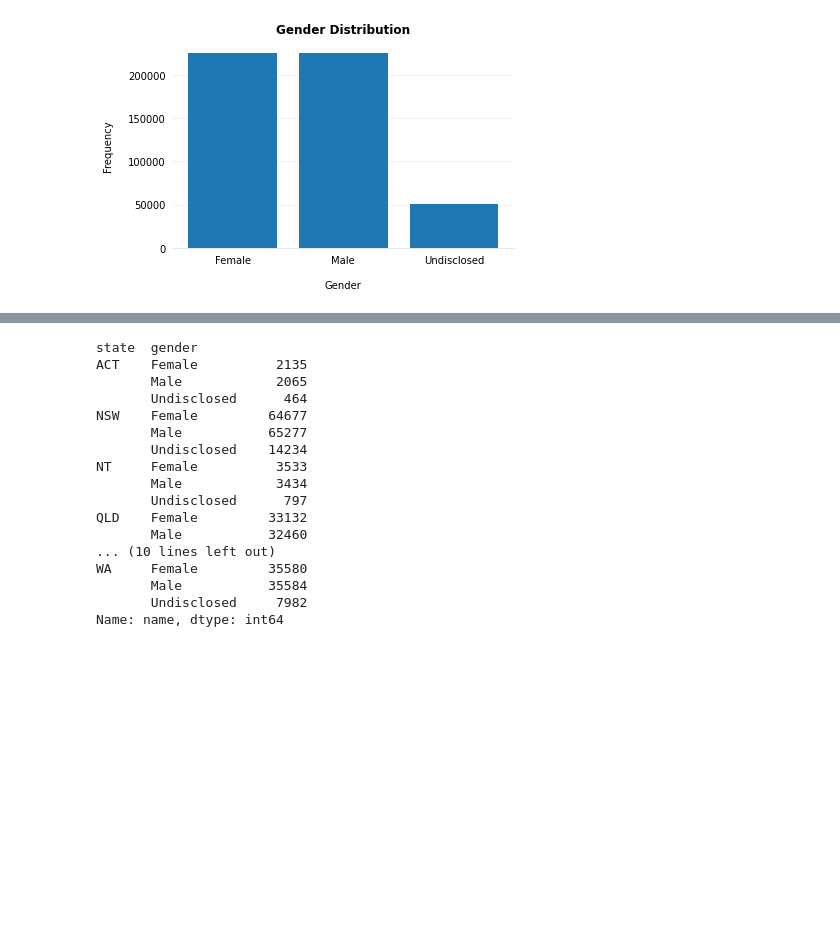
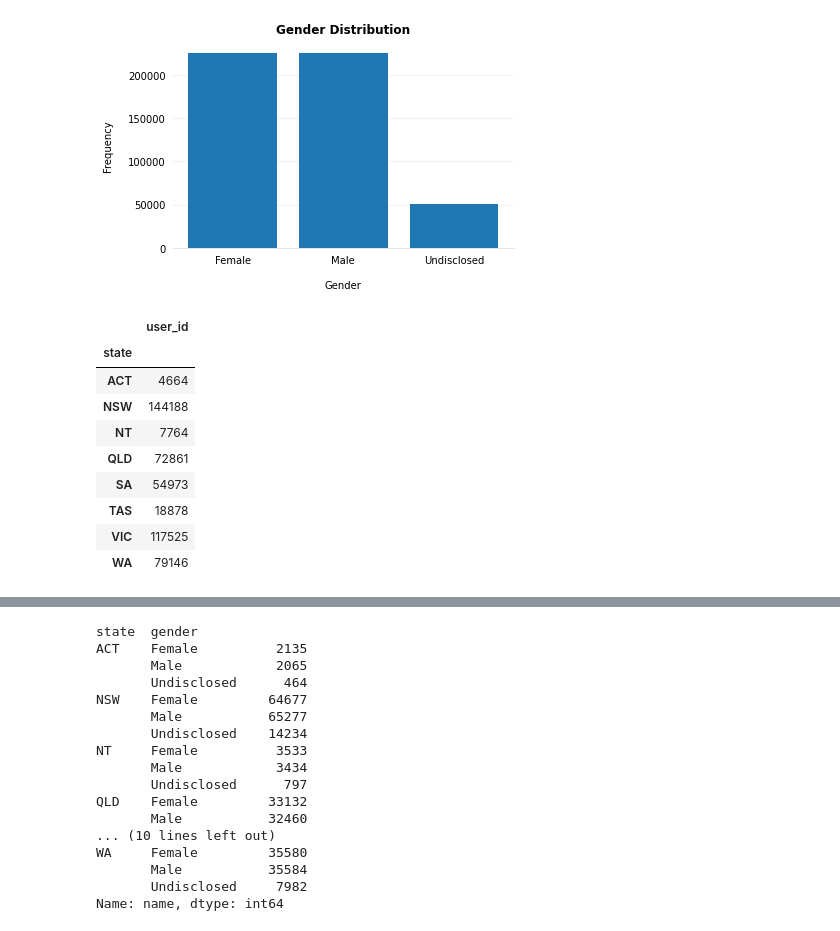
Before and after one commit to MAST30034-Applied-Data-Science/generic-buy-now-pay-later-project-group-14, a Jupyter notebook: notebooks/consumer.ipynb, the cells around one changed output, grey strips where cells are left out. Saved outputs shown, nothing was run; the diff lists cells and outputs as text; code cells hidden in the pictures; blank space fills up the shorter version.

```diff
--- a/notebooks/consumer.ipynb
+++ b/notebooks/consumer.ipynb
@@ -150,3 +182,18 @@ plt.show()
 # relatively even
 # %% [output]
 [figure]
+# %%
+# state
+state_df = df[['state', 'user_id']].groupby(['state']).count()
+state_df
+# %% [output]
+|  | user_id |
+| state |  |
+| ACT | 4664 |
+| NSW | 144188 |
+| NT | 7764 |
+| QLD | 72861 |
+| SA | 54973 |
+| TAS | 18878 |
+| VIC | 117525 |
+| WA | 79146 |
```
Also changed, not shown: parts of 10 cells of this notebook.
